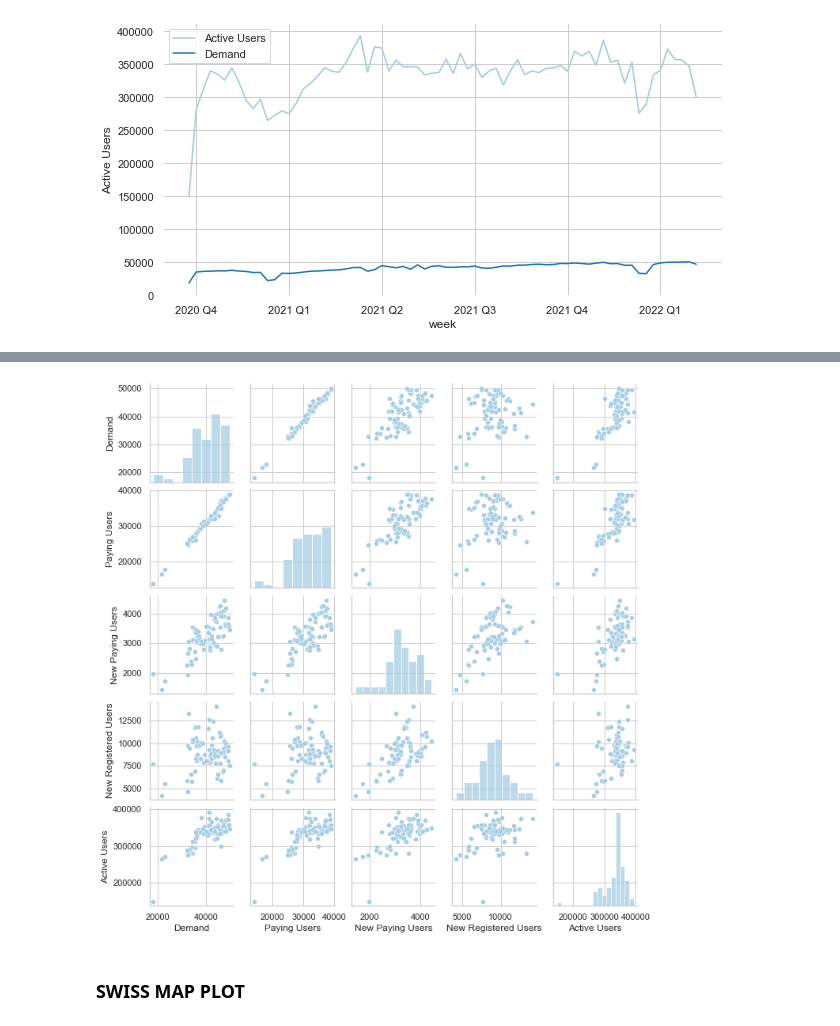
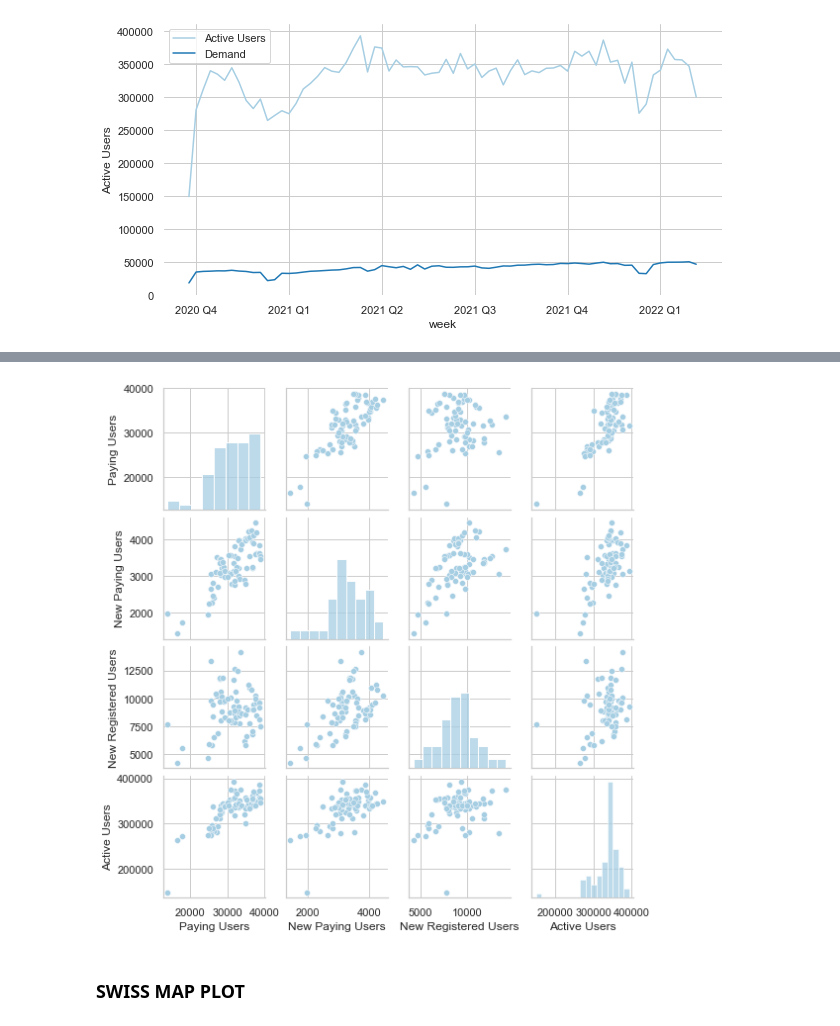
Before and after one commit to ninadamaso/Demand-supply-analysis-and-prediction, a Jupyter notebook: Visualization GMR.ipynb, the cells around one changed output, grey strips where cells are left out. Saved outputs shown, nothing was run; the diff lists cells and outputs as text; code cells hidden in the pictures.

```diff
--- a/Visualization GMR.ipynb
+++ b/Visualization GMR.ipynb
@@ -172,0 +188,10 @@ g.grid(True);
+# %%
+plt.figure(figsize=(20,5))
+sns.set_style("whitegrid")
+f = sns.lineplot(x="week", y="Demand / Paying User",size=None, style=None, data=gmr_w, palette=None, linewidth = 3)
+f.set_xticks(range(1, len(gmr_w), 13))
+f.set_xticklabels(['2020 Q4','2021 Q1','2021 Q2',"2021 Q3","2021 Q4","2022 Q1"])
+#f.set_yticklabels(['1.3',"1.35","1.4","1.45"])
+sns.despine(top=True, right=True, left=True, bottom=True)
+f.set(xlabel='', ylabel='')
+f.set(ylim=(1.2, 1.4));
@@ -203,9 +242,9 @@ sns.despine(top=True, right=True, left=True, bottom=True);
 # %%
-reduced_gmr_w = gmr_w[["Demand", "Paying Users", "New Paying Users", "New Registered Users", "Active Users"]]
+reduced_gmr_w = gmr_w[["Paying Users", "New Paying Users", "New Registered Users", "Active Users"]]
 sns.pairplot(reduced_gmr_w, height=2)
 plt.show()
 # %% [output]
-[figure, old version]
+[figure, new version]
 # %% [markdown]
 ### SWISS MAP PLOT
 # %%
```
Also changed, not shown: parts of 9 cells of this notebook, 10 other files.
